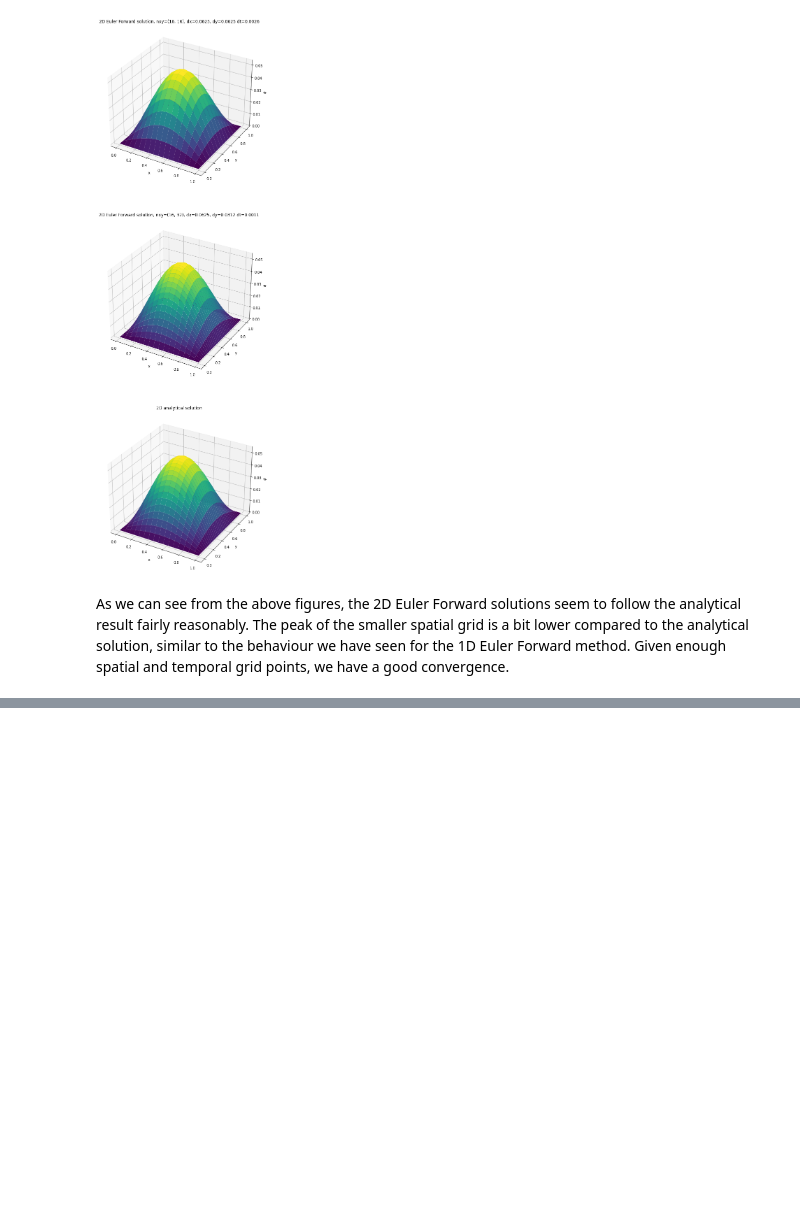
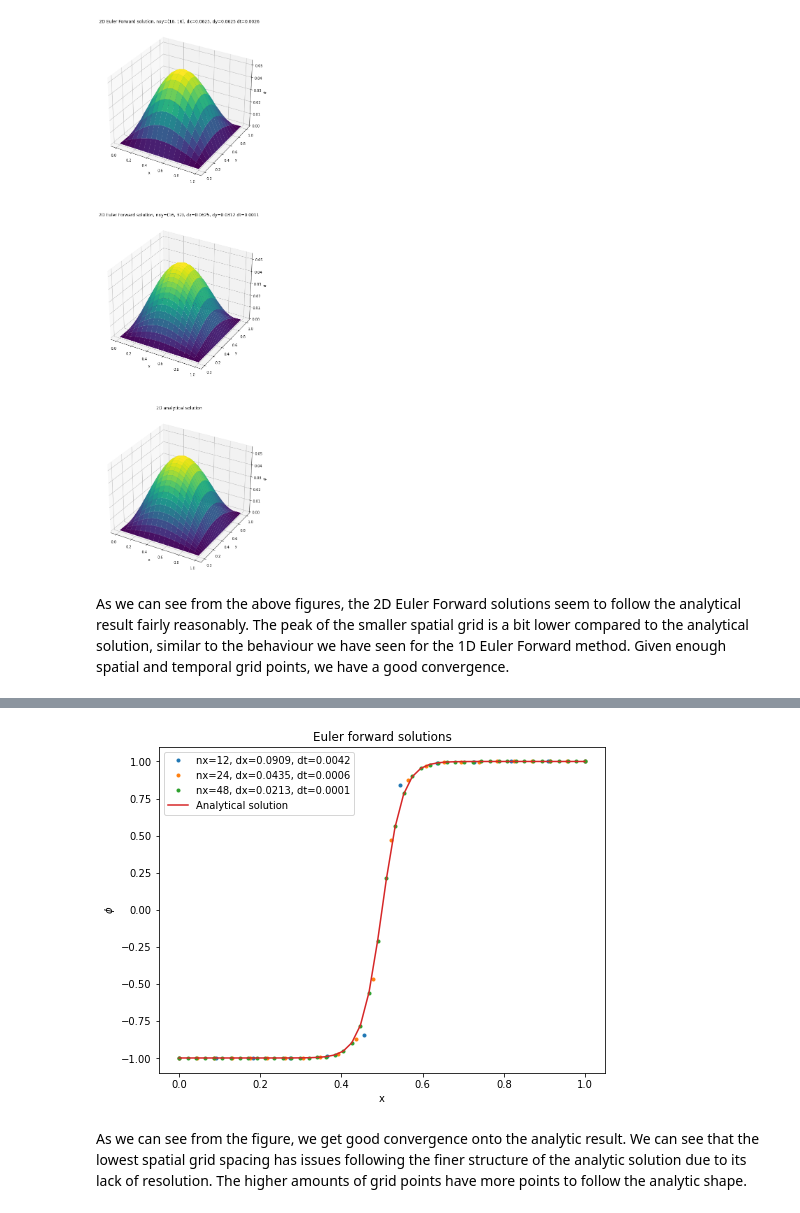
Before and after one commit to KevoSoftworks/mathematical_and_numerical_physics, a Jupyter notebook: hw1.ipynb, the cells around one changed output, grey strips where cells are left out. Saved outputs shown, nothing was run; the diff lists cells and outputs as text; code cells hidden in the pictures; blank space fills up the shorter version.

Commit message:
Add 1D phase separation using Euler Forward

```diff
--- a/hw1.ipynb
+++ b/hw1.ipynb
@@ -277,0 +319,32 @@ As we can see from the above figures, the 2D Euler Forward solutions seem to fol
+# %%
+steps = (12, 24, 48)
+x = (0, 1)
+t = (0, 1)
+M = 0.3
+kappa = 1/768
+
+# Compute the initial conditions and analytical solution
+ic = lambda x, _: 2 * np.heaviside(x - 0.5, 0) - 1
+ana = lambda x, t: np.tanh((x - 0.5) / np.sqrt(2*kappa))
+
+plt.figure(figsize=(6.4*1.25, 4.8*1.25))
+# Compute the solution for all given grid points in x
+for nx in steps:
+    nt = PhaseSepEulerForward1D.stable_time_steps(x, t, nx, M, kappa, nx_as_interval=True)
+    ps = PhaseSepEulerForward1D(xbounds = x, tbounds = t, nx = nx, nt = nt, ic = ic, bc = (-1, 1), M = M)
+    ps.set_kappa(kappa)
+
+    ps.fullsolve()
+
+    plt.plot(ps.x, ps.solution, '.', label=f"nx={nx}, dx={ps.dx:.4f}, dt={ps.dt:.4f}")
+
+# Plot the results
+plt.plot(ps.x, ana(ps.x, t[1]), label="Analytical solution")
+plt.legend(loc="upper left")
+plt.xlabel("x")
+plt.ylabel(r"$\phi$")
+plt.title("Euler forward solutions");
+# %% [output]
+[figure, added]
+# %% [markdown]
+As we can see from the figure, we get good convergence onto the analytic result. We can see that the lowest spatial grid spacing has issues following the finer structure of the analytic solution due to its lack of resolution. The higher amounts of grid points have more points to follow the analytic shape.
```
Also changed, not shown: parts of 4 cells of this notebook, 1 other file.
